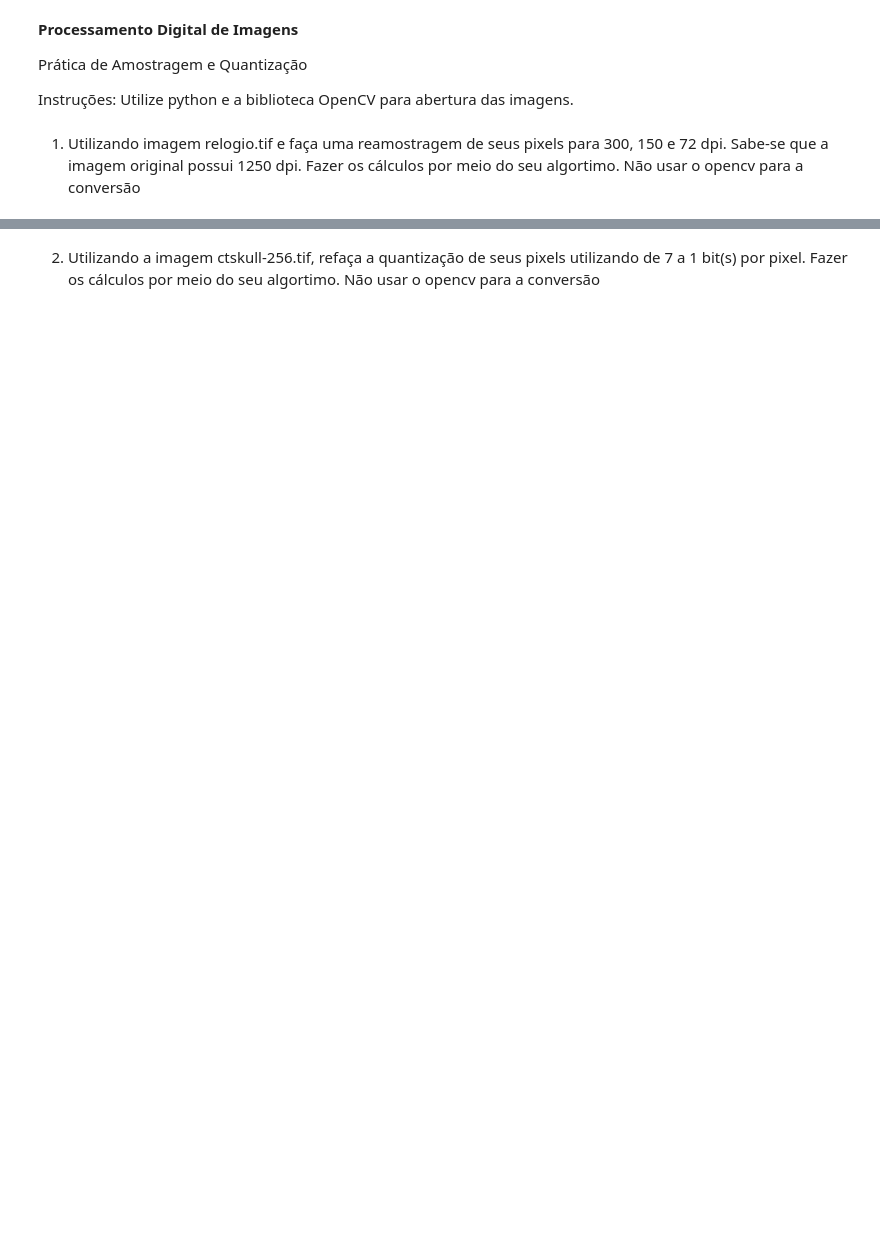
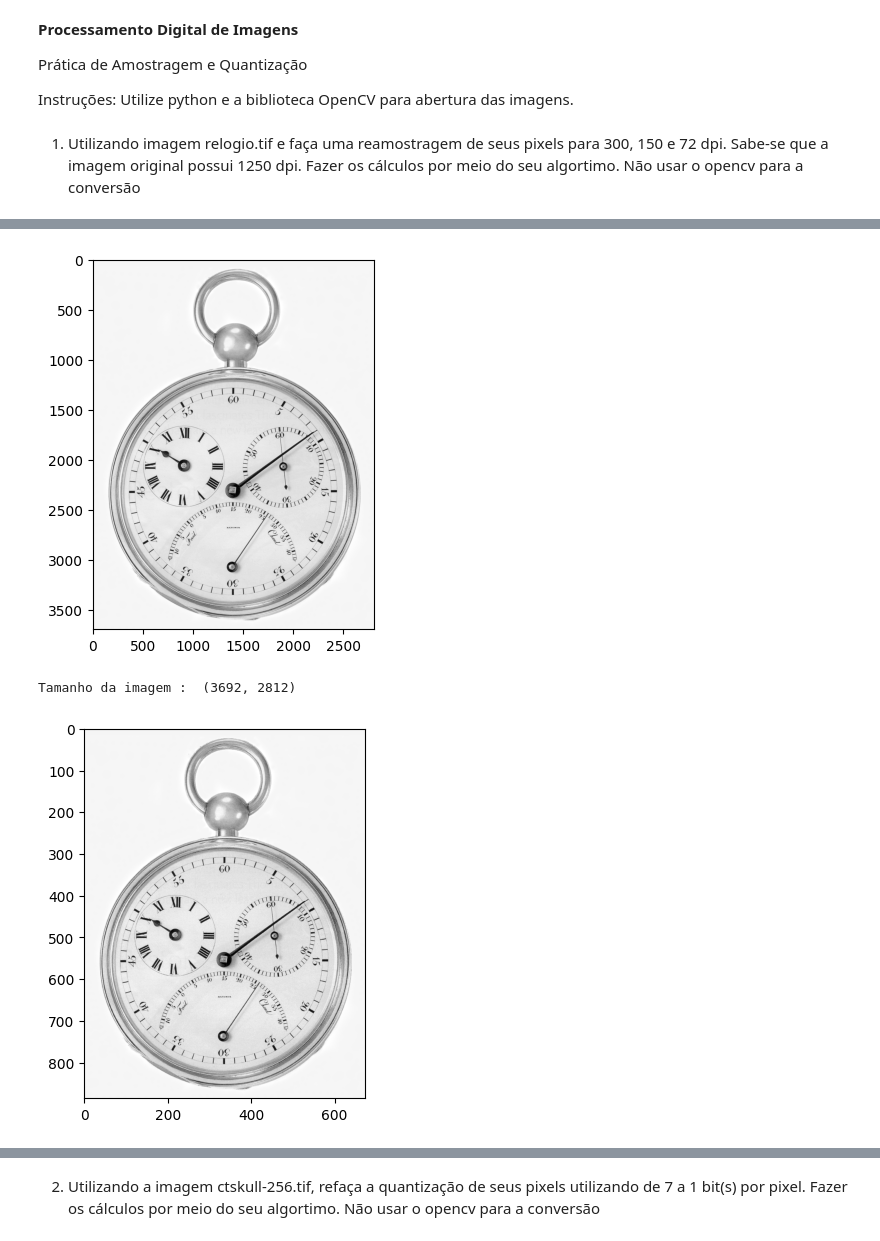
Before and after one commit to JhonnyBn/labs-pdi-pgc111-labs-2023-02, a Jupyter notebook: Lab01 - Sampling and Quantization/lab01.ipynb, the cells around one changed output, grey strips where cells are left out. Drawn from its saved outputs; the diff is of its cells as text; code cells hidden in the pictures; blank space fills up the shorter version.

```diff
--- a/Lab01 - Sampling and Quantization/lab01.ipynb
+++ b/Lab01 - Sampling and Quantization/lab01.ipynb
@@ -63,0 +10,57 @@ axes[3].imshow(resultados[3], cmap='gray', vmin=0, vmax=255)
+# %%
+# type your code here
+# Python code to read image
+import cv2
+import matplotlib.pyplot as plt
+import numpy as np
+
+img = cv2.imread("relogio.tif", cv2.IMREAD_GRAYSCALE)
+
+plt.imshow(img, cmap='gray', vmin=0, vmax=255);
+plt.show(block=False)
+plt.close()
+
+print('Tamanho da imagem : ',img.shape)
+# convertendo para 300dpi
+
+height = img.shape[0]
+width = img.shape[1]
+
+def rescale_image(height, width, dpi):
+  scale = dpi / 1250
+  new_width = int(width * scale)
+  new_height = int(height * scale)
+
+  new_image = np.zeros((new_height, new_width), dtype=np.uint8)
+  x_scale = width / new_width
+  y_scale = height / new_height
+
+  for x in range(new_width):
+    for y in range(new_height):
+      x_coord = int(x * x_scale)
+      y_coord = int(y * y_scale)
+      new_image[y, x] = img[y_coord, x_coord]
+
+  return new_image
+
+# Para 300 dpi:
+image_300 = rescale_image(height, width, 300)
+plt.imshow(image_300, cmap='gray', vmin=0, vmax=255)
+plt.show(block=False)
+plt.close()
+
+# Para 150 dpi:
+image_150 = rescale_image(height, width, 150)
+plt.imshow(image_150, cmap='gray', vmin=0, vmax=255)
+plt.show(block=False)
+plt.close()
+
+# Para 72 dpi:
+image_72 = rescale_image(height, width, 72)
+plt.imshow(image_72, cmap='gray', vmin=0, vmax=255)
+plt.show(block=False)
+plt.close()
+# %% [output]
+[figure, added]
+Tamanho da imagem :  (3692, 2812)
+[figure, added]
```
Also changed, not shown: parts of 4 cells of this notebook, 4 other files.
